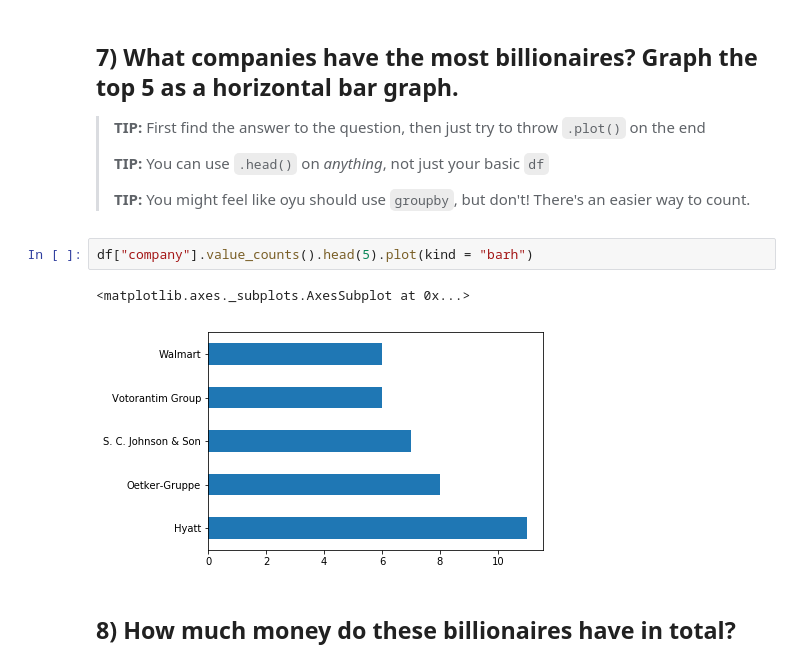
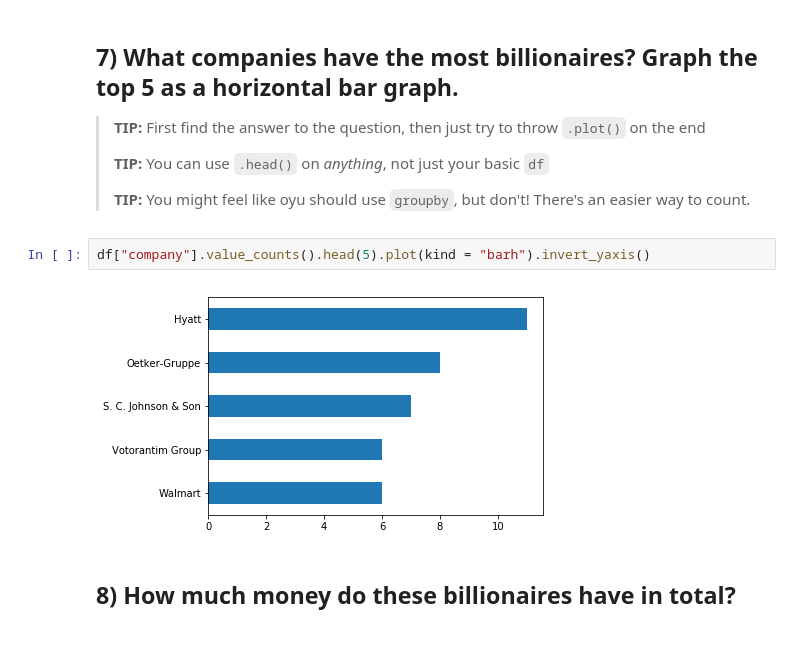
Before and after one commit to JulienAssouline/Foundations-Python, a Jupyter notebook: 05 - pandas (billionaires).ipynb, the cells around one changed output. Saved outputs shown, nothing was run; the diff lists cells and outputs as text.

```diff
--- a/05 - pandas (billionaires).ipynb
+++ b/05 - pandas (billionaires).ipynb
@@ -133,10 +133,9 @@ Name: sourceofwealth, Length: 678, dtype: int64
 >
 > **TIP:** You might feel like oyu should use `groupby`, but don't! There's an easier way to count.
 # %%
-df["company"].value_counts().head(5).plot(kind = "barh")
+df["company"].value_counts().head(5).plot(kind = "barh").invert_yaxis()
 # %% [output]
-<matplotlib.axes._subplots.AxesSubplot at 0x...>
-[figure, old version]
+[figure, new version]
 # %% [markdown]
 ## 8) How much money do these billionaires have in total?
 # %%
```
Also changed, not shown: parts of 1 cell of this notebook, 1 other file.
